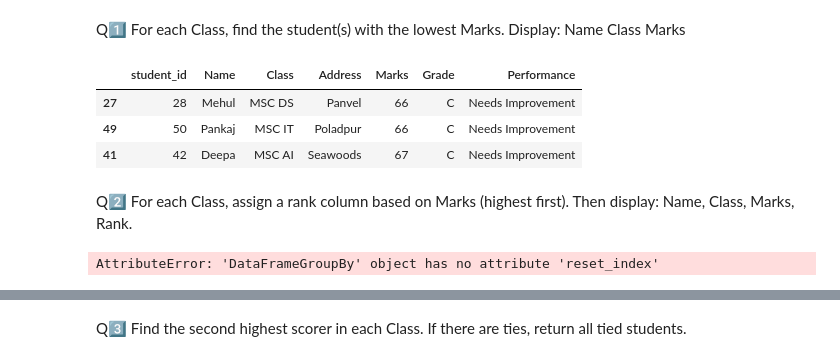
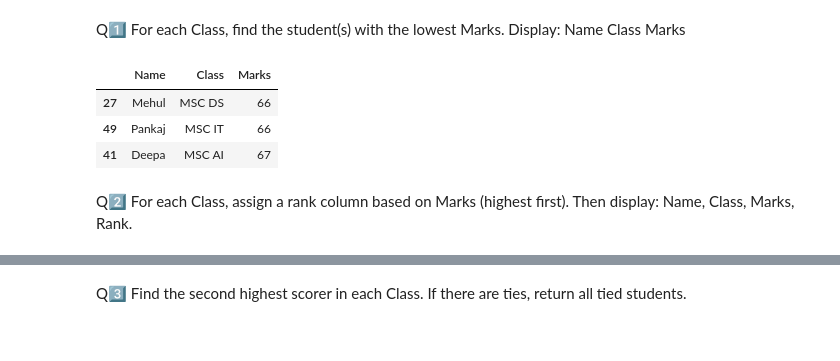
Before and after one commit to KartikGawade17/Pandas-Practice-, a Jupyter notebook: student_data_practice.ipynb, the cells around one changed output, grey strips where cells are left out. Cells and saved outputs as stored; diff of their text form; code cells hidden in the pictures.

```diff
--- a/student_data_practice.ipynb
+++ b/student_data_practice.ipynb
@@ -196,16 +196,14 @@ Name
 Class
 Marks
 # %%
-merged_data.sort_values(by='Marks', ascending=True).groupby('Class').head(1)
+merged_data.sort_values(by='Marks', ascending=True).groupby('Class').head(1) [['Name', 'Class', 'Marks']]
 # %% [output]
-|  | student_id | Name | Class | Address | Marks | Grade | Performance |
-| 27 | 28 | Mehul | MSC DS | Panvel | 66 | C | Needs Improvement |
-| 49 | 50 | Pankaj | MSC IT | Poladpur | 66 | C | Needs Improvement |
-| 41 | 42 | Deepa | MSC AI | Seawoods | 67 | C | Needs Improvement |
+|  | Name | Class | Marks |
+| 27 | Mehul | MSC DS | 66 |
+| 49 | Pankaj | MSC IT | 66 |
+| 41 | Deepa | MSC AI | 67 |
 # %% [markdown]
 Q2️⃣ For each Class, assign a rank column based on Marks (highest first).
 Then display: Name, Class, Marks, Rank.
 # %%
-rank = merged_data.sort_values(by="Marks", ascending=False)
+rank = merged_data.sort_values(by="Marks", ascending=False).head(50)
-# %% [output]
-AttributeError: 'DataFrameGroupBy' object has no attribute 'reset_index'
```
Also changed, not shown: parts of 8 cells of this notebook.
